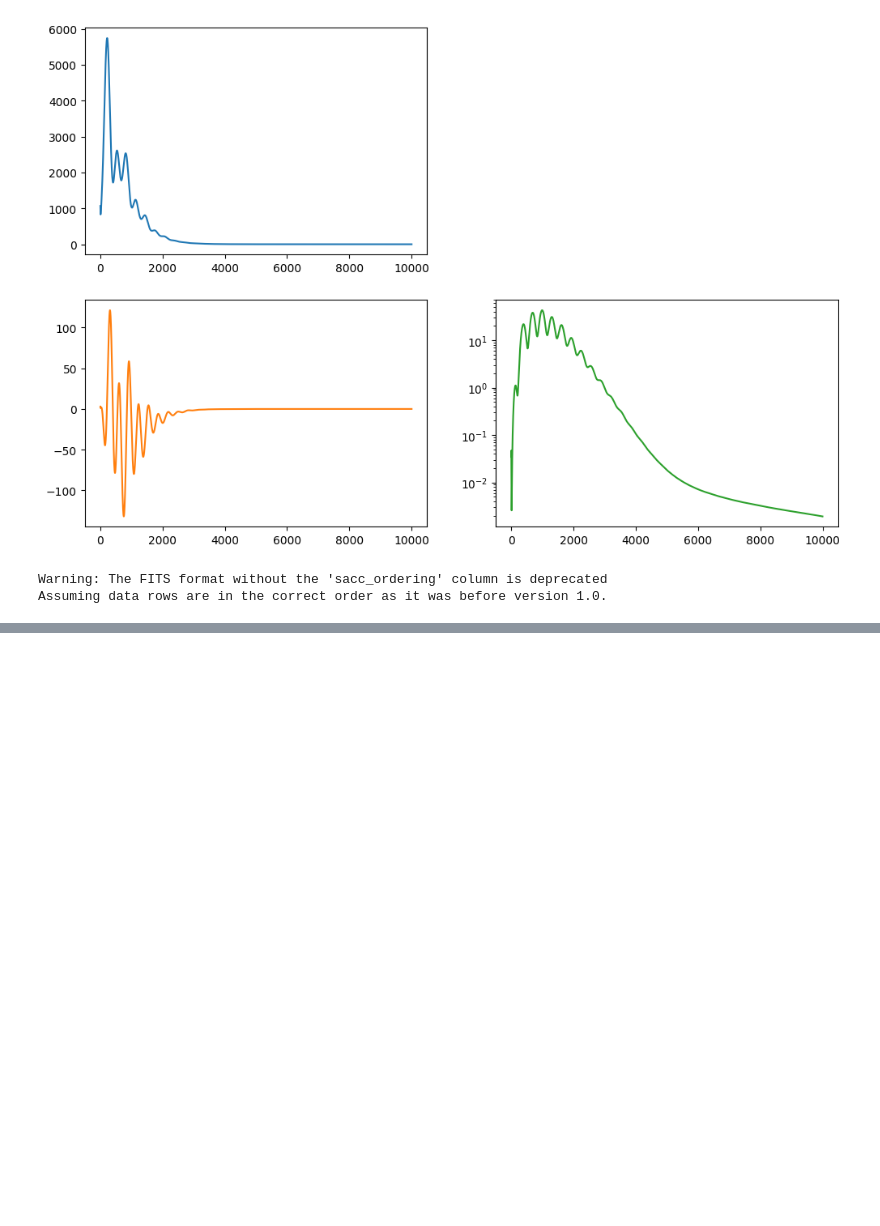
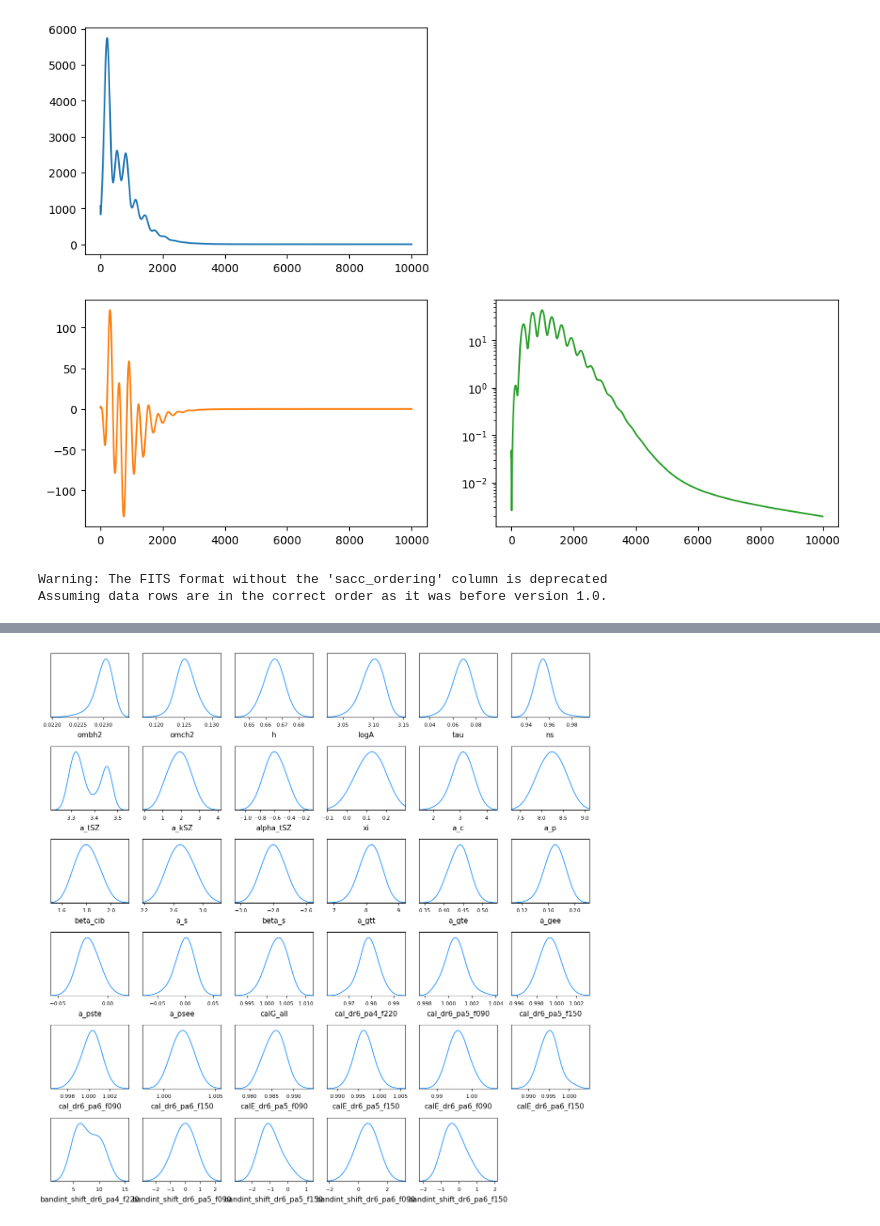
Before and after one commit to HTJense/dflike, a Jupyter notebook: notebooks/03_Cosmology.ipynb, the cells around one changed output, grey strips where cells are left out. Saved outputs shown, nothing was run; the diff lists cells and outputs as text; code cells hidden in the pictures; blank space fills up the shorter version.

```diff
--- a/notebooks/03_Cosmology.ipynb
+++ b/notebooks/03_Cosmology.ipynb
@@ -350,7 +373,6 @@ from getdist import plots
 from getdist.mcsamples import MCSamples
 
 chain = MCSamples(samples=samples, names=parameters_baseline, loglikes=-logpost_samples)
-chain.loglikes = np.zeros(samples.shape[0])
 # %%
 params_toplot = [ "ombh2", "omch2", "h", "logA", "ns", "tau" ]
 labels = [r"\omega_b", r"\omega_c", r"h", r"\log A_s", r"n_s", r"\tau"]
@@ -386,0 +409,5 @@ g.export("cosmology.png");
+# %%
+g = plots.get_subplot_plotter()
+g.plots_1d([chain], parameters_baseline, nx = 6, line_args=[{"color":"dodgerblue", "lw":1.2}]);
+# %% [output]
+[figure, added]
```
Also changed, not shown: parts of 15 cells of this notebook, 3 other files.
